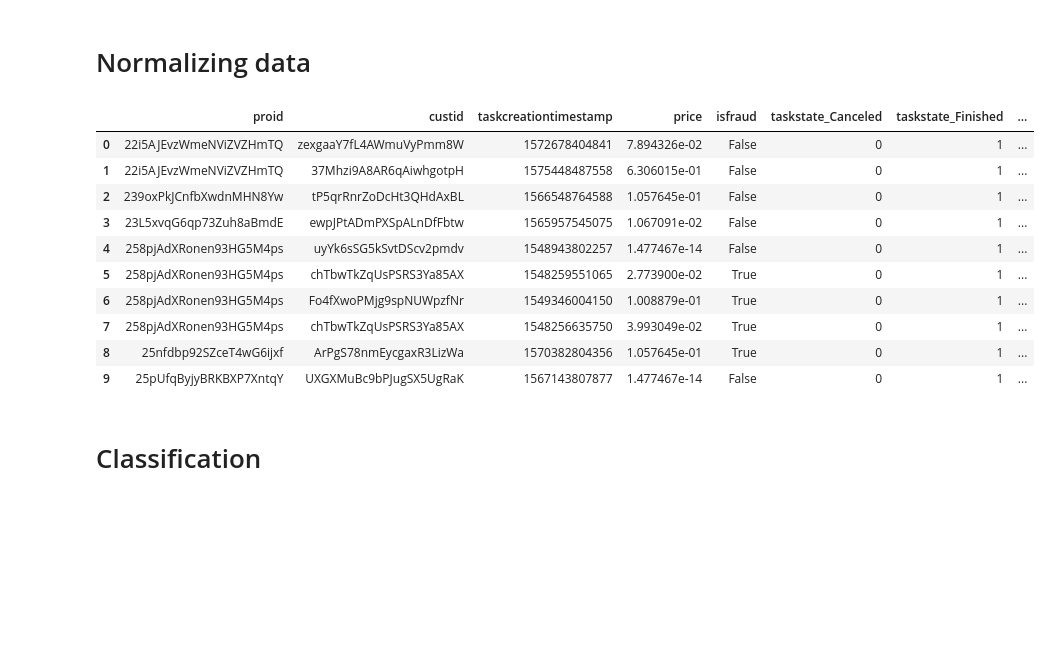
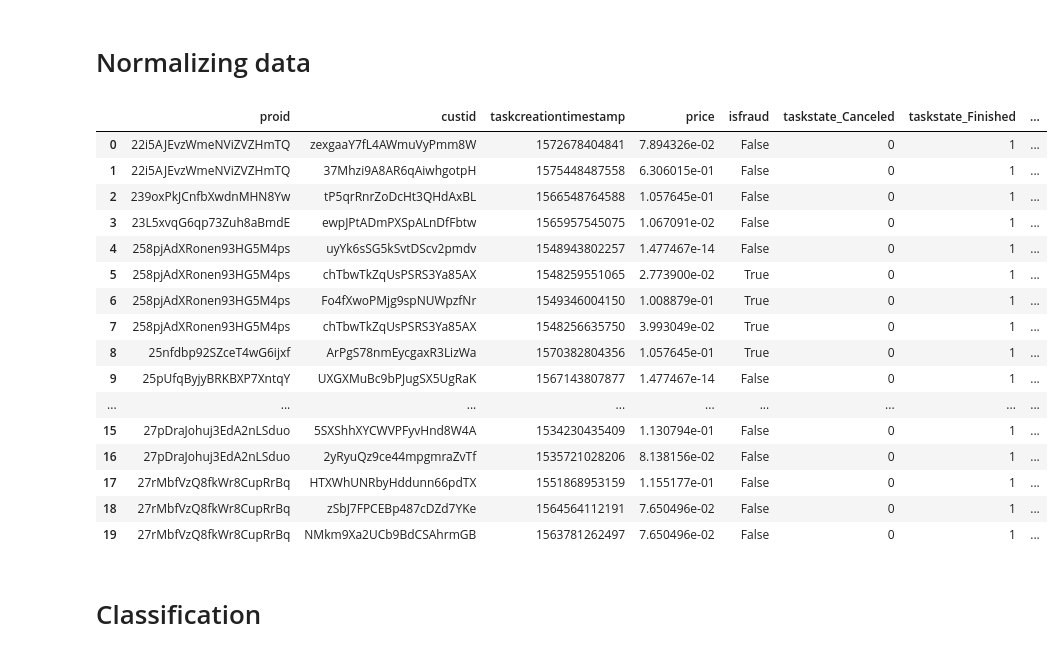
Before and after one commit to shivaZeymaran/Fraud-Detection, a Jupyter notebook: Fraud_Detection.ipynb, the cells around one changed output. Cells and saved outputs as stored; diff of their text form; code cells hidden in the pictures; blank space fills up the shorter version.

```diff
--- a/Fraud_Detection.ipynb
+++ b/Fraud_Detection.ipynb
@@ -227,22 +203,33 @@ df.head(10)
 # Normalizing data
 # %%
 # normalize price feature
-# from scipy.stats import zscore
-# df['price'] = zscore(df['price'])
 df['price'] = abs(df['price']-df['price'].mean())/df['price'].std()
-df.head(10)
+df.head(20)
+# from sklearn.preprocessing import StandardScaler
+# data = df[['price', 'taskcreationtimestamp']]
+# # data
+# scaler = StandardScaler()
+# s = scaler.fit_transform(data)
+# # s
+# df[['price', 'taskcreationtimestamp']] = s
 # %% [output]
 |  | proid | custid | taskcreationtimestamp | price | isfraud | taskstate_Canceled | taskstate_Finished | ... |
 | 0 | 22i5AJEvzWmeNViZVZHmTQ | zexgaaY7fL4AWmuVyPmm8W | 1572678404841 | 7.894326e-02 | False | 0 | 1 | ... |
 | 1 | 22i5AJEvzWmeNViZVZHmTQ | 37Mhzi9A8AR6qAiwhgotpH | 1575448487558 | 6.306015e-01 | False | 0 | 1 | ... |
 | 2 | 239oxPkJCnfbXwdnMHN8Yw | tP5qrRnrZoDcHt3QHdAxBL | 1566548764588 | 1.057645e-01 | False | 0 | 1 | ... |
 | 3 | 23L5xvqG6qp73Zuh8aBmdE | ewpJPtADmPXSpALnDfFbtw | 1565957545075 | 1.067091e-02 | False | 0 | 1 | ... |
 | 4 | 258pjAdXRonen93HG5M4ps | uyYk6sSG5kSvtDScv2pmdv | 1548943802257 | 1.477467e-14 | False | 0 | 1 | ... |
 | 5 | 258pjAdXRonen93HG5M4ps | chTbwTkZqUsPSRS3Ya85AX | 1548259551065 | 2.773900e-02 | True | 0 | 1 | ... |
 | 6 | 258pjAdXRonen93HG5M4ps | Fo4fXwoPMjg9spNUWpzfNr | 1549346004150 | 1.008879e-01 | True | 0 | 1 | ... |
 | 7 | 258pjAdXRonen93HG5M4ps | chTbwTkZqUsPSRS3Ya85AX | 1548256635750 | 3.993049e-02 | True | 0 | 1 | ... |
 | 8 | 25nfdbp92SZceT4wG6ijxf | ArPgS78nmEycgaxR3LizWa | 1570382804356 | 1.057645e-01 | True | 0 | 1 | ... |
 | 9 | 25pUfqByjyBRKBXP7XntqY | UXGXMuBc9bPJugSX5UgRaK | 1567143807877 | 1.477467e-14 | False | 0 | 1 | ... |
+| ... | ... | ... | ... | ... | ... | ... | ... | ... |
+| 15 | 27pDraJohuj3EdA2nLSduo | 5SXShhXYCWVPFyvHnd8W4A | 1534230435409 | 1.130794e-01 | False | 0 | 1 | ... |
+| 16 | 27pDraJohuj3EdA2nLSduo | 2yRyuQz9ce44mpgmraZvTf | 1535721028206 | 8.138156e-02 | False | 0 | 1 | ... |
+| 17 | 27rMbfVzQ8fkWr8CupRrBq | HTXWhUNRbyHddunn66pdTX | 1551868953159 | 1.155177e-01 | False | 0 | 1 | ... |
+| 18 | 27rMbfVzQ8fkWr8CupRrBq | zSbJ7FPCEBp487cDZd7YKe | 1564564112191 | 7.650496e-02 | False | 0 | 1 | ... |
+| 19 | 27rMbfVzQ8fkWr8CupRrBq | NMkm9Xa2UCb9BdCSAhrmGB | 1563781262497 | 7.650496e-02 | False | 0 | 1 | ... |
 # %% [markdown]
 # Classification
 # %%
```
Also changed, not shown: parts of 13 cells of this notebook.
